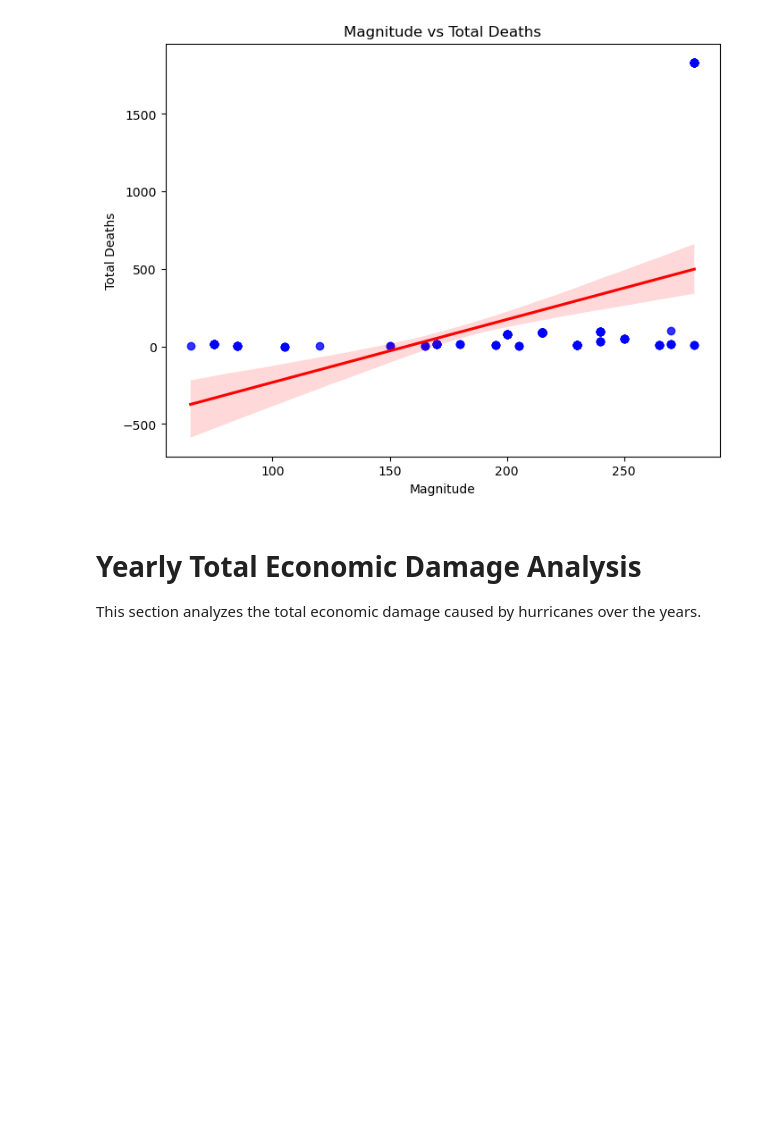
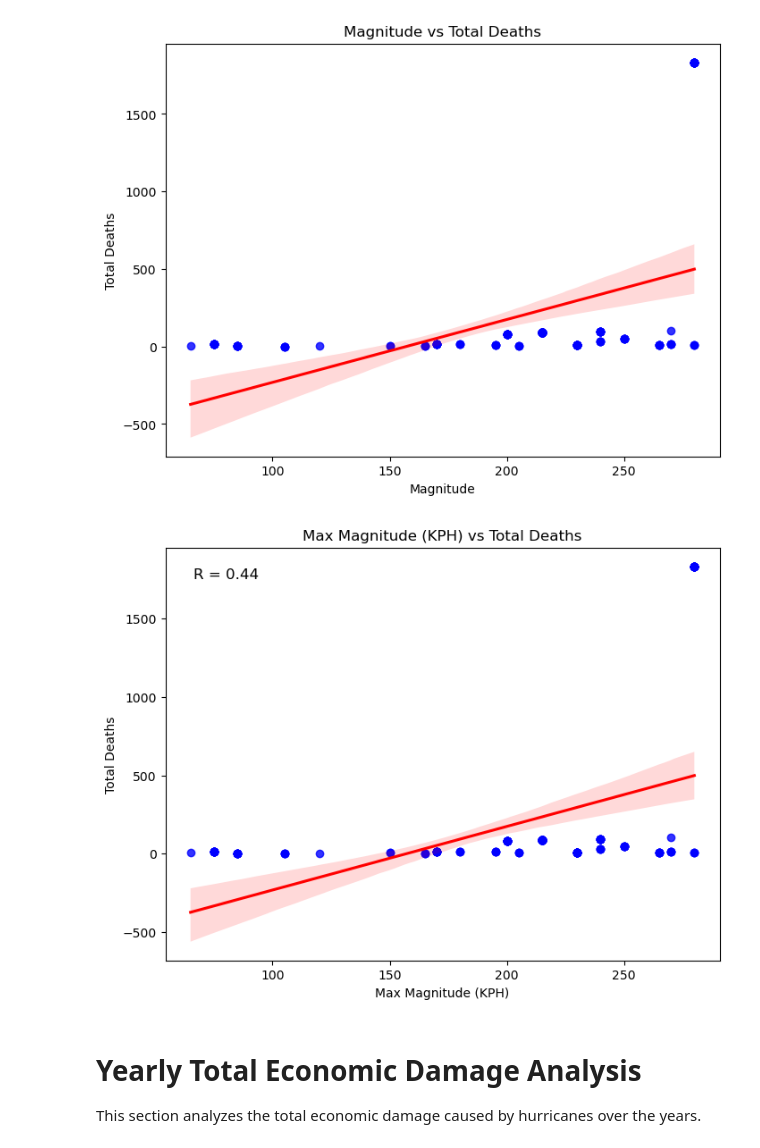
Before and after one commit to endoplasmicosmic/Hurricanes-Economic-Social-Impact, a Jupyter notebook: Hurricane Impact Analysis.ipynb, the cells around one changed output. Saved outputs shown, nothing was run; the diff lists cells and outputs as text; code cells hidden in the pictures; blank space fills up the shorter version.

```diff
--- a/Hurricane Impact Analysis.ipynb
+++ b/Hurricane Impact Analysis.ipynb
@@ -628,6 +629,26 @@ plt.ylabel('Total Deaths')
 plt.show()
 # %% [output]
 [figure]
+# %%
+# Visualze possible correlation between magnitude and total deaths
+# Generate an R value
+corr_coefficient, _ = pearsonr(emdat_data_map['Magnitude'], emdat_data_map['Total Deaths'])
+# Plot data and plot R value
+plt.figure(figsize=(8, 6))
+sns.regplot(data=emdat_data_map, x='Magnitude', y='Total Deaths', scatter_kws={'color': 'blue'}, line_kws={'color': 'red'})
+plt.text(
+    0.05, 0.95, f'R = {corr_coefficient:.2f}',
+    transform=plt.gca().transAxes,
+    fontsize=12,
+    verticalalignment='top'
+)
+plt.title('Max Magnitude (KPH) vs Total Deaths')
+plt.xlabel('Max Magnitude (KPH)')
+plt.ylabel('Total Deaths')
+#plt.savefig('Images/Max_Magnitude_Total_Deaths.png')
+plt.show()
+# %% [output]
+[figure, added]
 # %% [markdown]
 # Yearly Total Economic Damage Analysis
 This section analyzes the total economic damage caused by hurricanes over the years.
```
Also changed, not shown: parts of 6 cells of this notebook, 2 other files.
